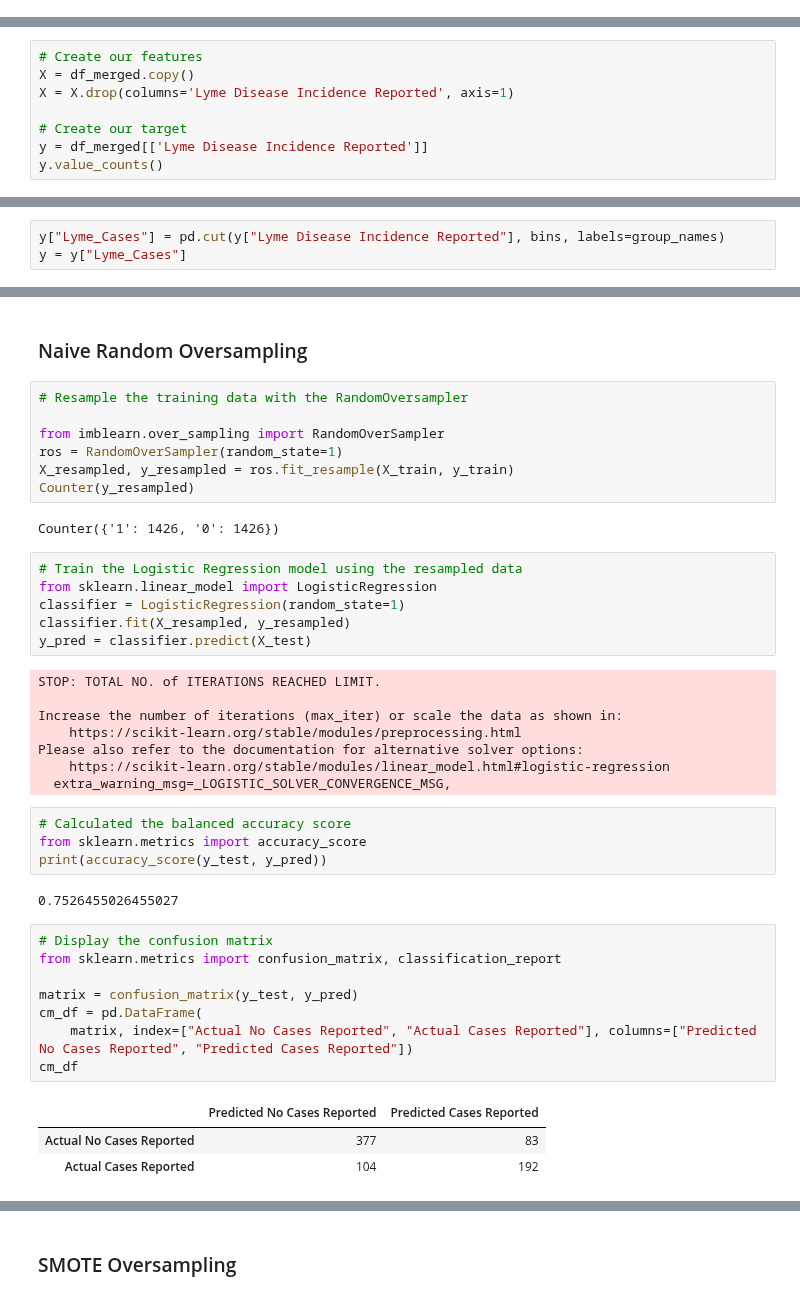
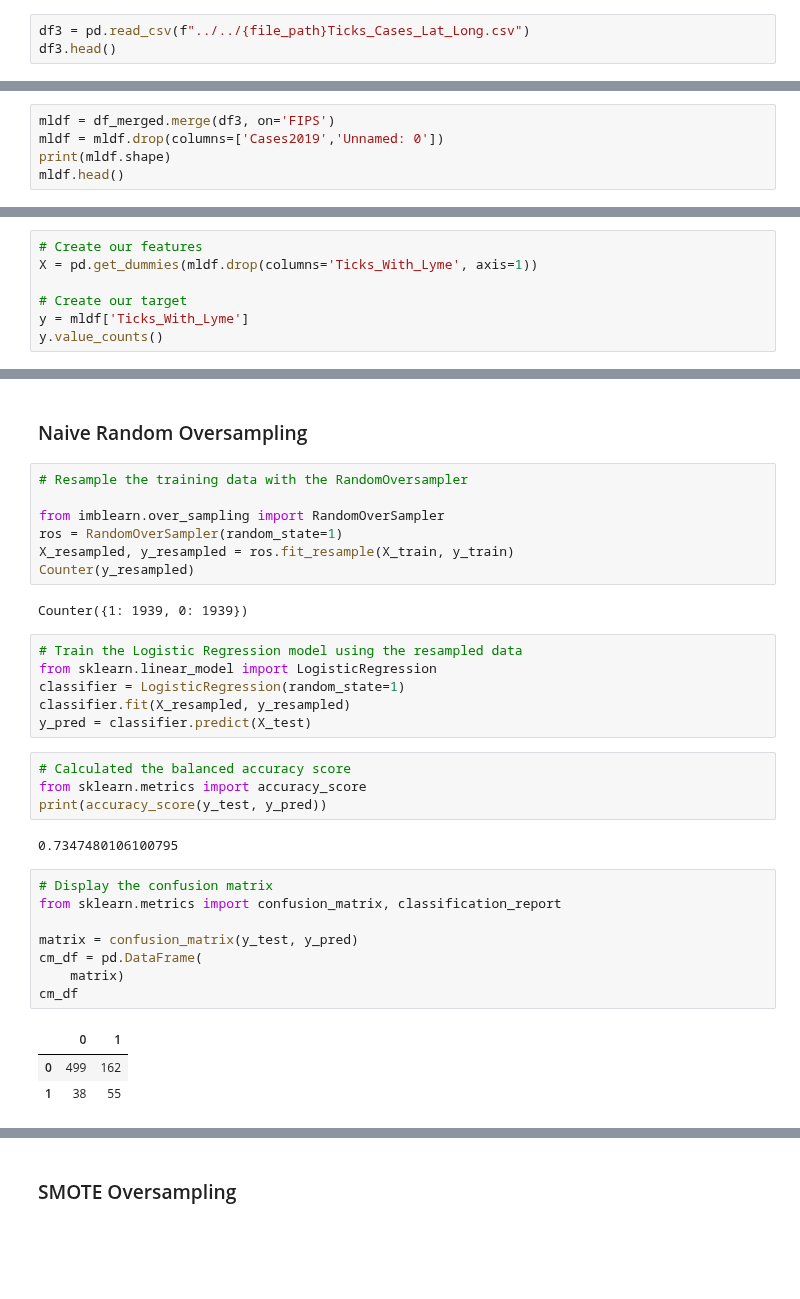
Before and after one commit to Tsoggy/Lyme_Disease, a Jupyter notebook: Resources/Notebooks/Lyme_ML_model.ipynb, the cells around one changed output, grey strips where cells are left out. Saved outputs shown, nothing was run; the diff lists cells and outputs as text; blank space fills up the shorter version.

Commit message:
ML model and ML csv reworked to include tick data

```diff
--- a/Resources/Notebooks/Lyme_ML_model.ipynb
+++ b/Resources/Notebooks/Lyme_ML_model.ipynb
@@ -113,3 +113,6 @@ Rural(%)                                         float64
 Life_Expectancy                                  float64
 Deaths(Count)                                    float64
 dtype: object
+# %%
+df3 = pd.read_csv(f"../../{file_path}Ticks_Cases_Lat_Long.csv")
+df3.head()
@@ -115,0 +126,5 @@ dtype: object
+# %%
+mldf = df_merged.merge(df3, on='FIPS')
+mldf = mldf.drop(columns=['Cases2019','Unnamed: 0'])
+print(mldf.shape)
+mldf.head()
@@ -120,10 +186,9 @@ df_merged.to_csv(f"../../{file_path}/ML_Demographic_LymeCase_HealthRank.csv", in
 ## Split the Data into Training and Testing
 # %%
 # Create our features
-X = df_merged.copy()
-X = X.drop(columns='Lyme Disease Incidence Reported', axis=1)
+X = pd.get_dummies(mldf.drop(columns='Ticks_With_Lyme', axis=1))
 
 # Create our target
-y = df_merged[['Lyme Disease Incidence Reported']]
+y = mldf['Ticks_With_Lyme']
 y.value_counts()
 # %% [output]
@@ -150,3 +197,0 @@ group_names = ["0","1"]
-# %%
-y["Lyme_Cases"] = pd.cut(y["Lyme Disease Incidence Reported"], bins, labels=group_names)
-y = y["Lyme_Cases"]
@@ -186,39 +225,31 @@ ros = RandomOverSampler(random_state=1)
 X_resampled, y_resampled = ros.fit_resample(X_train, y_train)
 Counter(y_resampled)
 # %% [output]
-Counter({'1': 1426, '0': 1426})
+Counter({1: 1939, 0: 1939})
 # %%
 # Train the Logistic Regression model using the resampled data
 from sklearn.linear_model import LogisticRegression
 classifier = LogisticRegression(random_state=1)
 classifier.fit(X_resampled, y_resampled)
 y_pred = classifier.predict(X_test)
-# %% [output]
-STOP: TOTAL NO. of ITERATIONS REACHED LIMIT.
-
-Increase the number of iterations (max_iter) or scale the data as shown in:
-    https://scikit-learn.org/stable/modules/preprocessing.html
-Please also refer to the documentation for alternative solver options:
-    https://scikit-learn.org/stable/modules/linear_model.html#logistic-regression
-  extra_warning_msg=_LOGISTIC_SOLVER_CONVERGENCE_MSG,
 # %%
 # Calculated the balanced accuracy score
 from sklearn.metrics import accuracy_score
 print(accuracy_score(y_test, y_pred))
 # %% [output]
-0.7526455026455027
+0.7347480106100795
 # %%
 # Display the confusion matrix
 from sklearn.metrics import confusion_matrix, classification_report
 
 matrix = confusion_matrix(y_test, y_pred)
 cm_df = pd.DataFrame(
-    matrix, index=["Actual No Cases Reported", "Actual Cases Reported"], columns=["Predicted No Cases Reported", "Predicted Cases Reported"])
+    matrix)
 cm_df
 # %% [output]
-|  | Predicted No Cases Reported | Predicted Cases Reported |
-| Actual No Cases Reported | 377 | 83 |
-| Actual Cases Reported | 104 | 192 |
+|  | 0 | 1 |
+| 0 | 499 | 162 |
+| 1 | 38 | 55 |
 # %%
 from imblearn.metrics import classification_report_imbalanced
 print(classification_report_imbalanced(y_test, y_pred))
```
Also changed, not shown: parts of 26 cells of this notebook, 1 other file.
